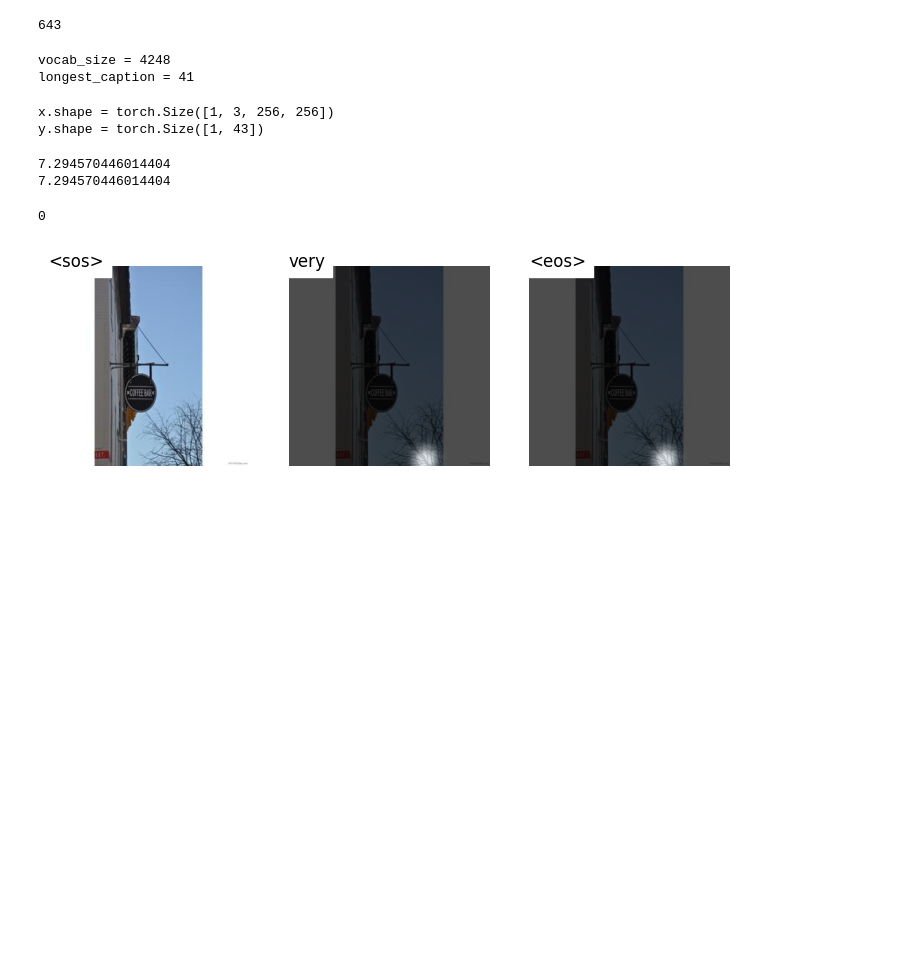
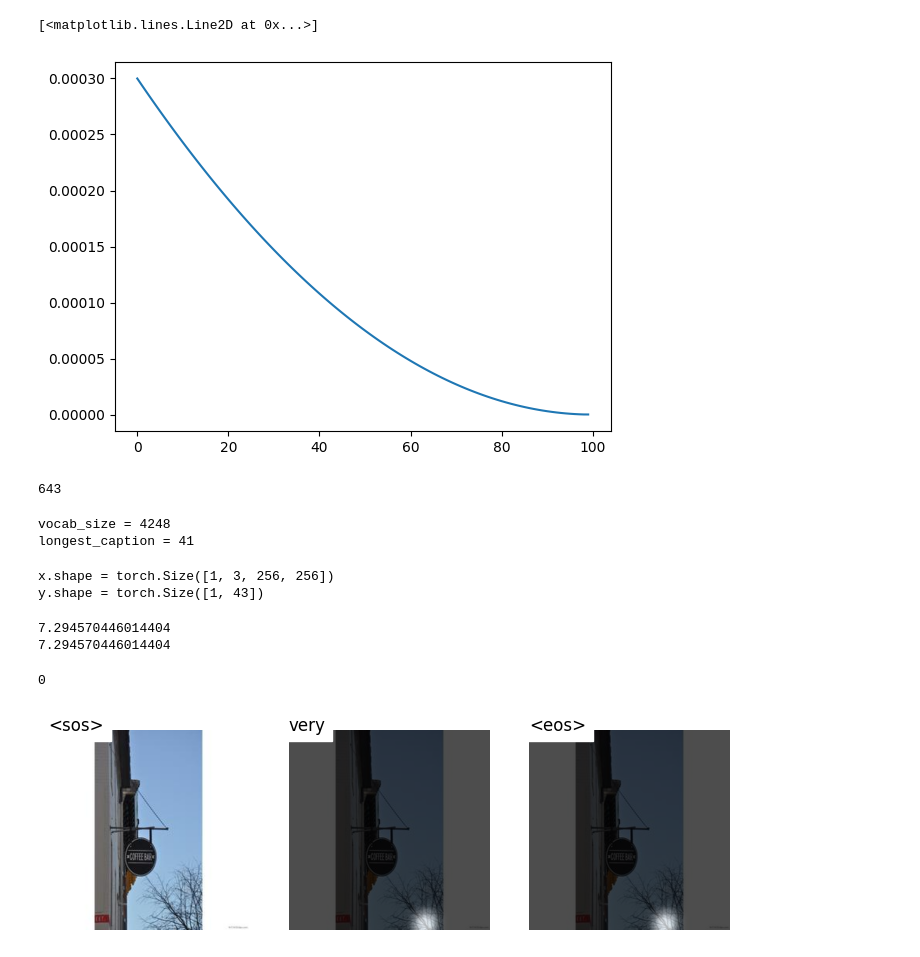
Before and after one commit to hans-elliott99/DLReplications, a Jupyter notebook: dlrep/ImageCaptioning/dev.ipynb, the cells around one changed output. Saved outputs shown, nothing was run; the diff lists cells and outputs as text; code cells hidden in the pictures; blank space fills up the shorter version.

```diff
--- a/dlrep/ImageCaptioning/dev.ipynb
+++ b/dlrep/ImageCaptioning/dev.ipynb
@@ -20,6 +22,17 @@ from dlrep.ImageCaptioning.utils import VizAttention
 # %%
 print(torch.cuda.is_available())
 print(torch.cuda.device_count())
+# %%
+from dlrep.ImageCaptioning.utils.utilities import adjust_learning_rate_poly
+
+lr = []
+for epoch in range(0, 100):
+    lr.append(adjust_learning_rate_poly(optimizer='a', initial_lr=3e-4, iteration=epoch, max_iter=100))
+
+plt.plot(lr)
+# %% [output]
+[<matplotlib.lines.Line2D at 0x...>]
+[figure, added]
 # %%
 # fig, axes = plt.subplots(2, 4, figsize=(20,5))
 
```
Also changed, not shown: parts of 1 cell of this notebook, 6 other files.
